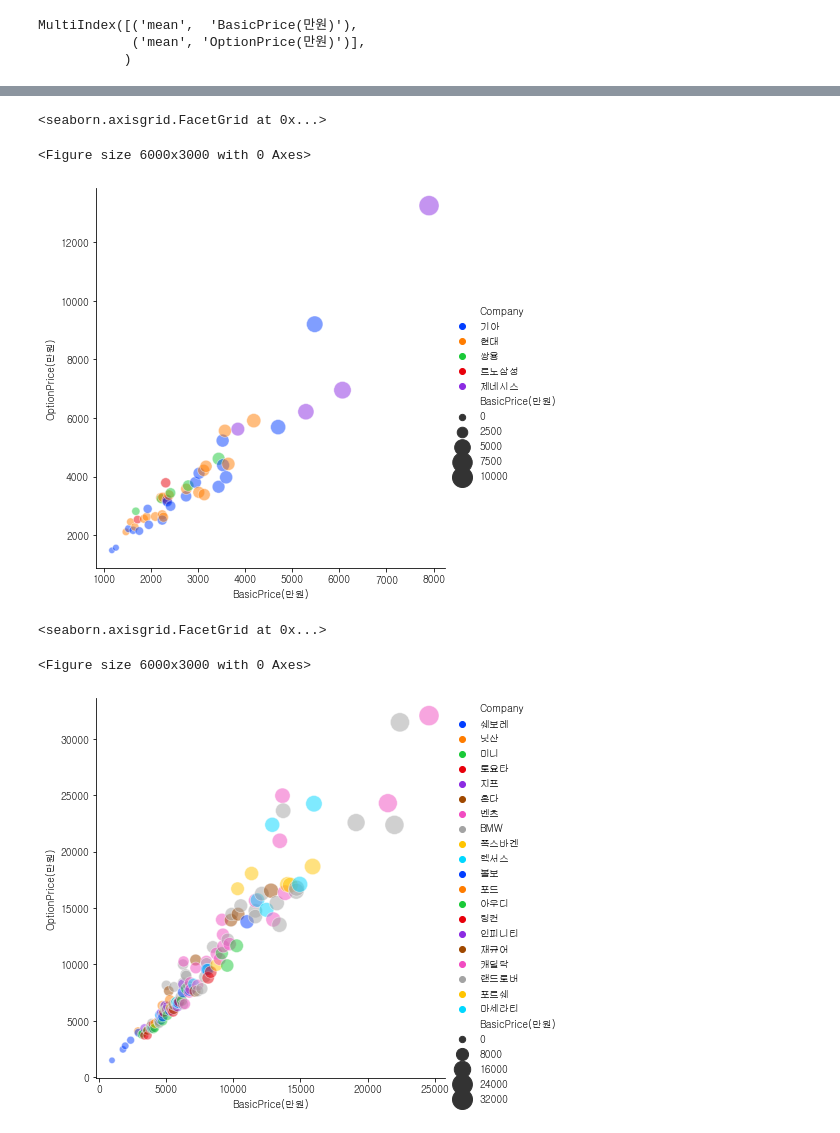
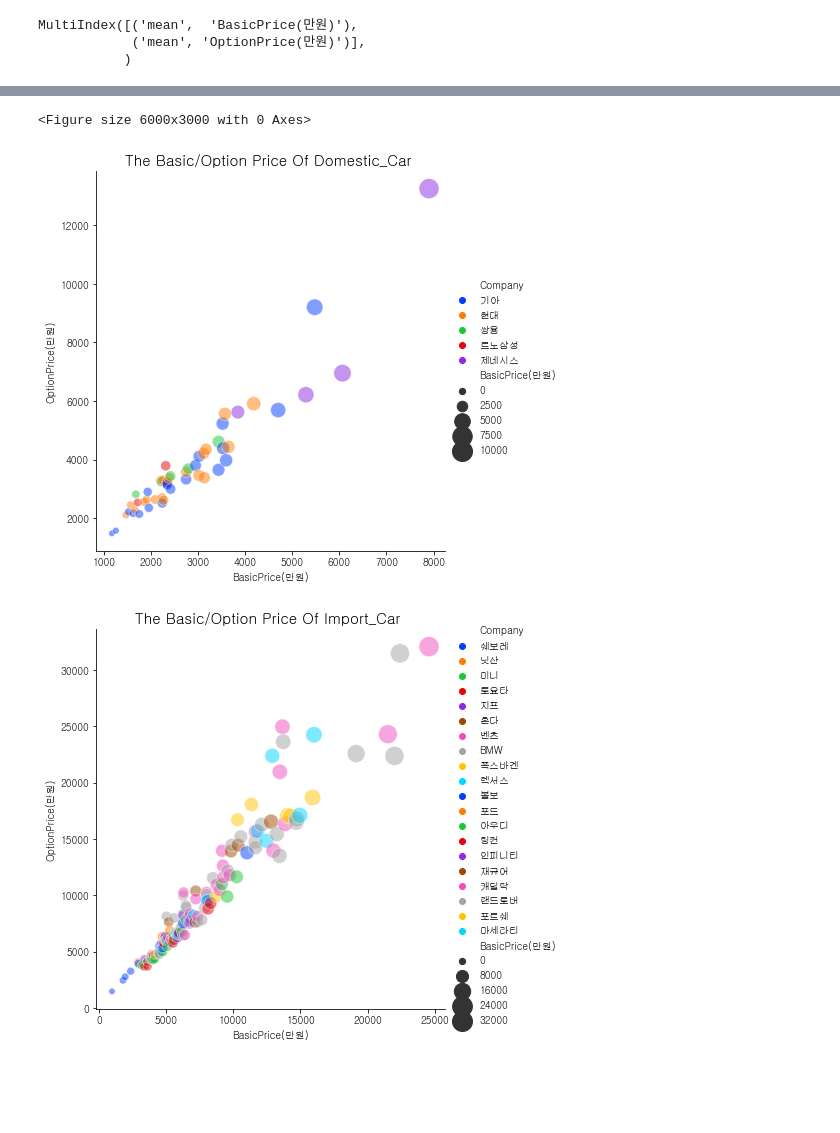
Before and after one commit to EUNHEE-1006/Python, a Jupyter notebook: python/Project.ipynb, the cells around one changed output, grey strips where cells are left out. Drawn from its saved outputs; the diff is of its cells as text; code cells hidden in the pictures; blank space fills up the shorter version.

```diff
--- a/python/Project.ipynb
+++ b/python/Project.ipynb
@@ -231,6 +231,9 @@ carIDDF.rename(columns=({'company':'Company',
 carIDDF=carIDDF.astype({"BasicPrice(만원)":int })
 carIDDF=carIDDF.astype({"OptionPrice(만원)":int })
 carIDDF=carIDDF.astype({"Avg_Fuel(km/ℓ)":int })
+# %%
+#index 리셋
+carIDDF=carIDDF.reset_index(drop=True)
 # %%
 #basicPrice(만원) 순으로 정렬
 carIDDF = carIDDF.sort_values(by="BasicPrice(만원)")
@@ -377,23 +365,19 @@ domestic_carIDDF=carIDDF[carIDDF["Car"]=="국산"]
 #수입차 데이터프레임 생성
 import_carIDDF=carIDDF[carIDDF["Car"]=="수입"]
 # %%
-#국산차 BasicPrice와 OptionPrice 관계
+#국산차/수입차 BasicPrice와 OptionPrice 관계
+
+
 fig = plt.figure(figsize=(20,10), dpi=300)
+sns.relplot(x="BasicPrice(만원)", y="OptionPrice(만원)", hue="Company", size="BasicPrice(만원)",sizes=(40, 400), alpha=.5, palette="bright", height=6, data=domestic_carIDDF)
+plt.title('The Basic/Option Price Of Domestic_Car ', fontsize=15)
 
-sns.relplot(x="BasicPrice(만원)", y="OptionPrice(만원)", hue="Company", size="BasicPrice(만원)",sizes=(40, 400),
-             alpha=.5, palette="bright", height=6, data=domestic_carIDDF)
+sns.relplot(x="BasicPrice(만원)", y="OptionPrice(만원)", hue="Company", size="BasicPrice(만원)", sizes=(40, 400), alpha=.5, palette="bright",height=6, data=import_carIDDF)
+plt.title('The Basic/Option Price Of Import_Car ', fontsize=15)
+
+plt.show()
 # %% [output]
-<seaborn.axisgrid.FacetGrid at 0x...>
+<Figure size 6000x3000 with 0 Axes>
-<Figure size 6000x3000 with 0 Axes>
-[figure, old version]
+[figure, new version]
+[figure, added]
-# %%
-#수입차 BasicPrice와 OptionPrice 관계
-fig = plt.figure(figsize=(20,10), dpi=300)
-
-sns.relplot(x="BasicPrice(만원)", y="OptionPrice(만원)", hue="Company", size="BasicPrice(만원)", sizes=(40, 400),
-             alpha=.5, palette="bright",height=6, data=import_carIDDF)
-# %% [output]
-<seaborn.axisgrid.FacetGrid at 0x...>
-<Figure size 6000x3000 with 0 Axes>
-[figure, removed]
 # %%
```
Also changed, not shown: parts of 21 cells of this notebook.
